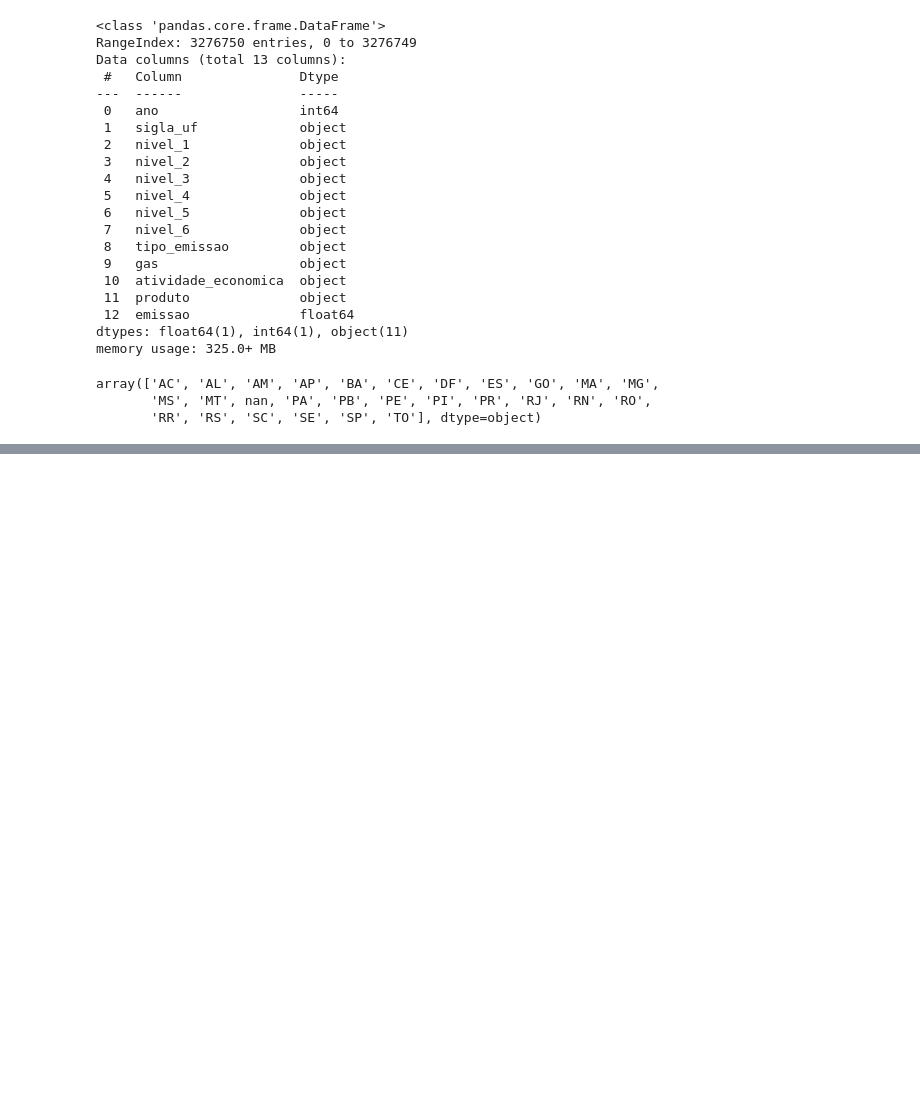
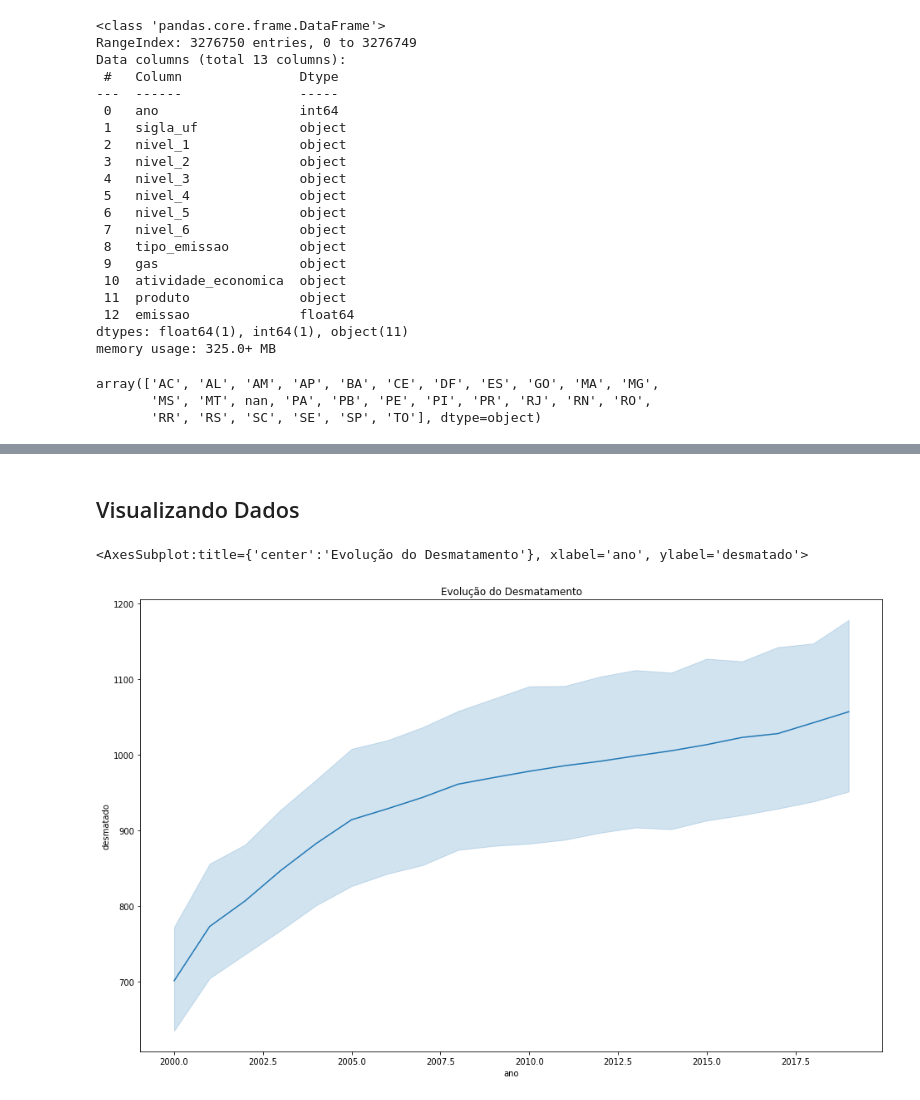
Before and after one commit to andreluraz/capacitacao_competicao, a Jupyter notebook: Capacitacao_competicao_analytica.ipynb, the cells around one changed output, grey strips where cells are left out. Cells and saved outputs as stored; diff of their text form; code cells hidden in the pictures; blank space fills up the shorter version.

```diff
--- a/Capacitacao_competicao_analytica.ipynb
+++ b/Capacitacao_competicao_analytica.ipynb
@@ -93,0 +130,3 @@ array(['AC', 'AL', 'AM', 'AP', 'BA', 'CE', 'DF', 'ES', 'GO', 'MA', 'MG',
+# %%
+# Dados retirados do link https://basedosdados.org/dataset/br-inpe-prodes
+df_desmatamento = pd.read_csv('./arquivos_csv/desmatamento_municipios.csv')
@@ -93,0 +182,9 @@ array(['AC', 'AL', 'AM', 'AP', 'BA', 'CE', 'DF', 'ES', 'GO', 'MA', 'MG',
+# %% [markdown]
+## Visualizando Dados
+# %%
+plt.figure(figsize = (16,10))
+plt.title('Evolução do Desmatamento')
+sns.lineplot(x='ano',y='desmatado', data = df_desmatamento)
+# %% [output]
+<AxesSubplot:title={'center':'Evolução do Desmatamento'}, xlabel='ano', ylabel='desmatado'>
+[figure, added]
```
Also changed, not shown: parts of 56 cells of this notebook, 1 other file.
